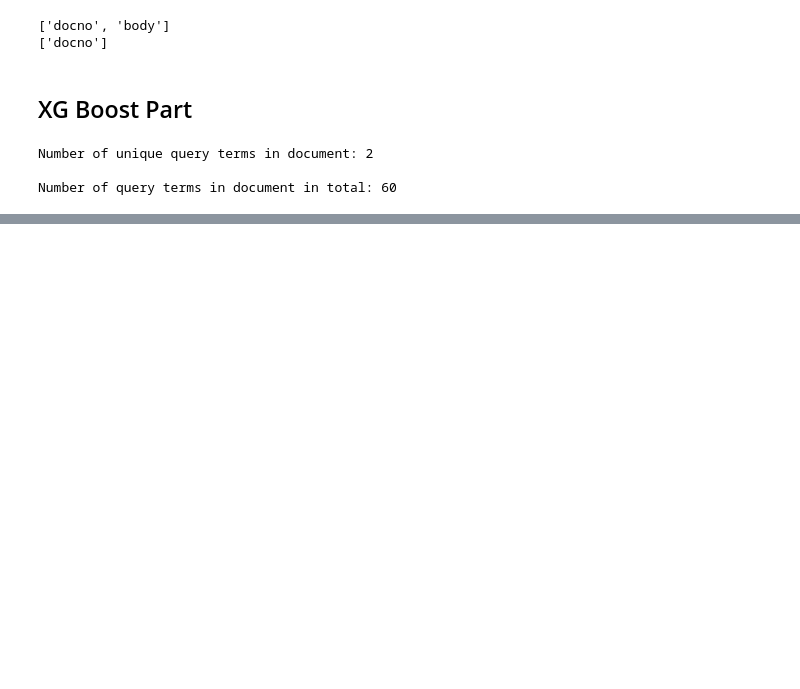
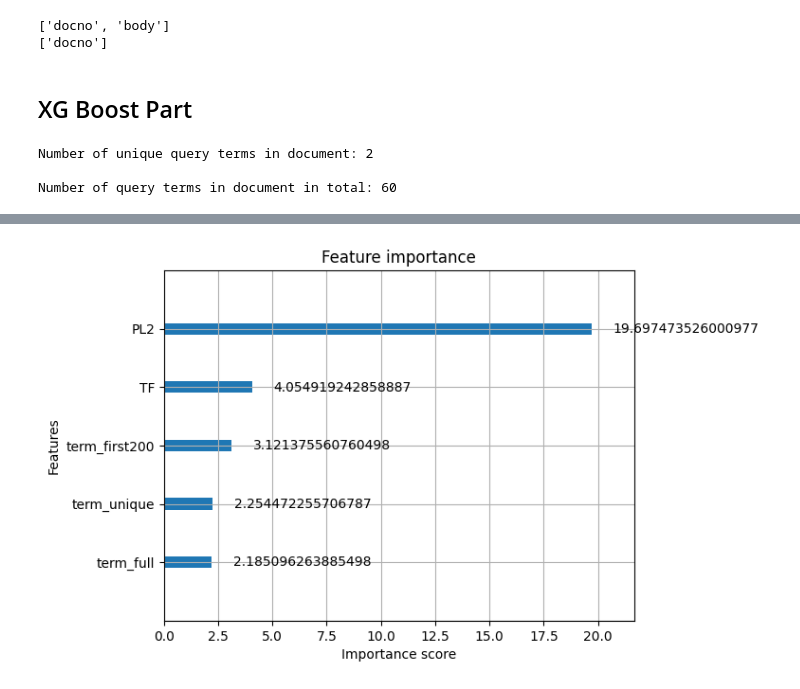
Before and after one commit to firefly-code/InformationRetrival, a Jupyter notebook: custom_features_n.ipynb, the cells around one changed output, grey strips where cells are left out. Saved outputs shown, nothing was run; the diff lists cells and outputs as text; code cells hidden in the pictures; blank space fills up the shorter version.

```diff
--- a/custom_features_n.ipynb
+++ b/custom_features_n.ipynb
@@ -212,0 +232,5 @@ print(results.head(10))
+# %%
+xgb.plot_importance(xgboo,importance_type = "gain")
+plt.show()
+# %% [output]
+[figure, added]
```
Also changed, not shown: parts of 10 cells of this notebook, 4 other files.
